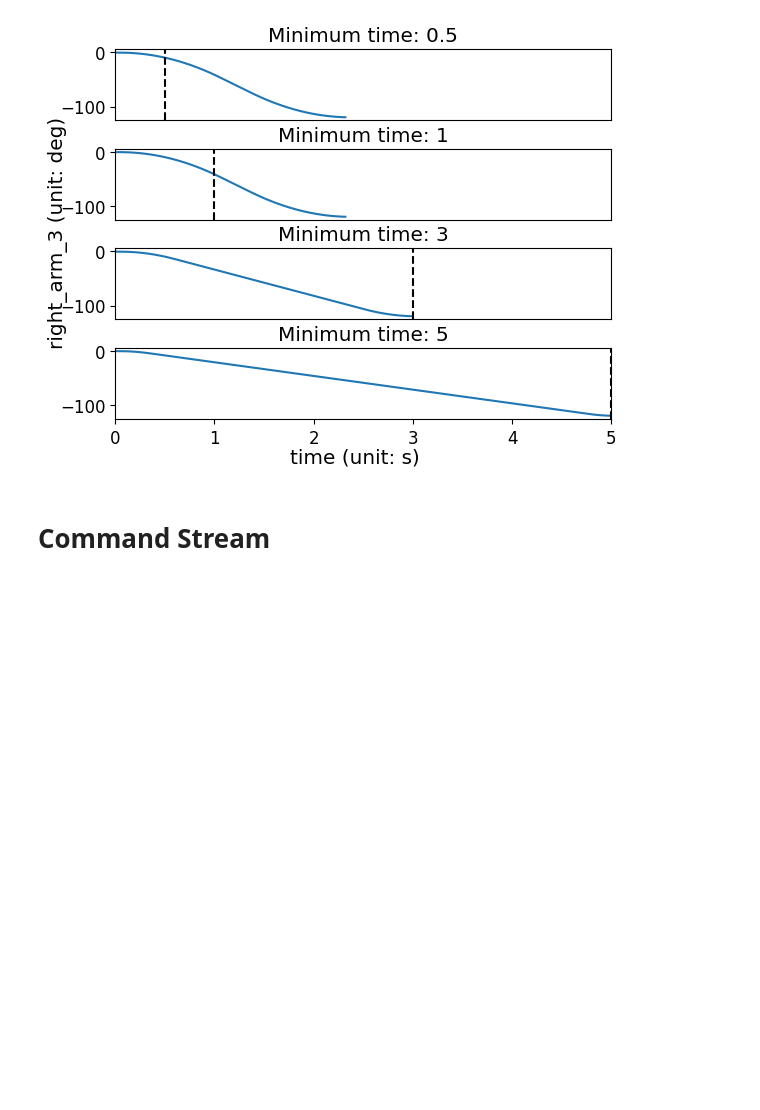
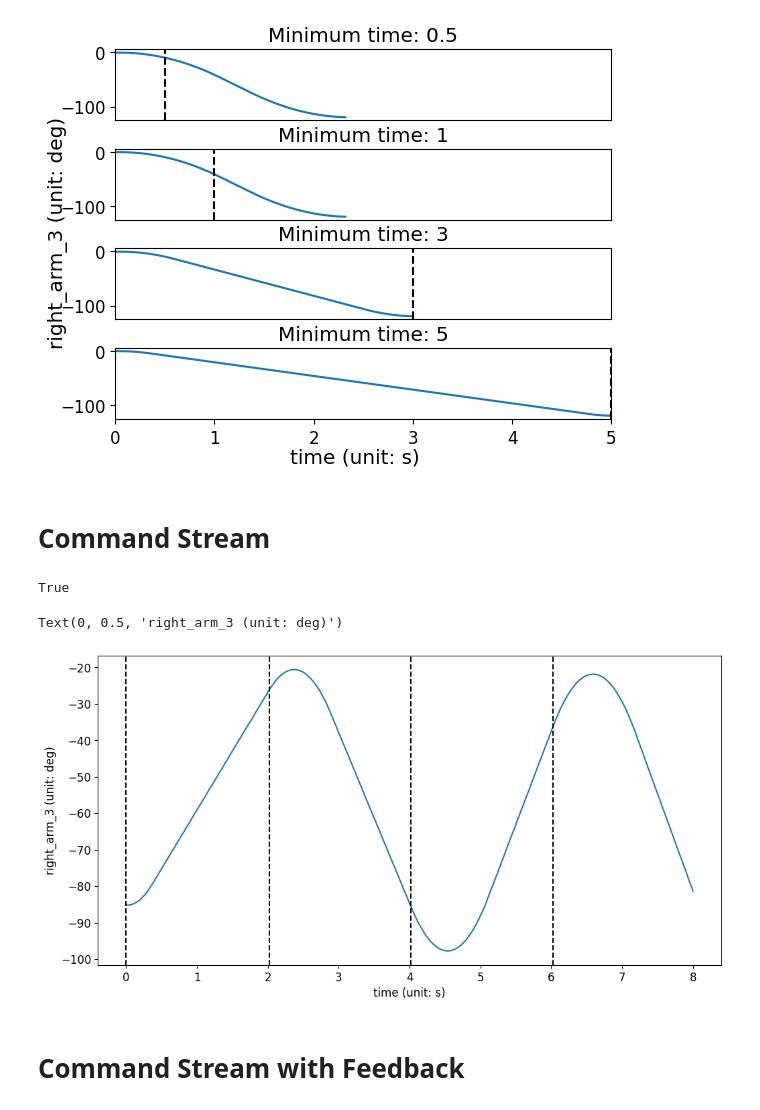
Before and after one commit to laswyun1/RB-Y1-A_code, a Jupyter notebook: code1.ipynb, the cells around one changed output. Drawn from its saved outputs; the diff is of its cells as text; code cells hidden in the pictures; blank space fills up the shorter version.

```diff
--- a/code1.ipynb
+++ b/code1.ipynb
@@ -376,3 +376,41 @@ def ex6_7_move_right_arm_builder(position, velocity_limit=None, acceleration_lim
         )
     )
     return rc_builder
+
+ex4_move_to(np.deg2rad([0.0, 45.0, -90.0, 45.0, 0.0, 0.0]), np.deg2rad([0.0, -5.0, 0.0, -120.0, 0.0, 70.0, 0.0]),
+            np.deg2rad([0.0, 5.0, 0.0, -120.0, 0.0, 70.0, 0.0]))
+# %% [output]
+True
+# %%
+stream = robot.create_command_stream()
+
+recorder = Recoder(robot, 50)
+with recorder:
+    for i in range(4):
+        recorder.add_timestamp()
+        stream.send_command(
+            ex6_7_move_right_arm_builder(
+                [0.] * 7 if i % 2 == 0 else np.deg2rad([0.0, -5.0, 0.0, -120.0, 0.0, 70.0, 0.0]),
+                np.deg2rad([90] * 7),
+                np.deg2rad([90] * 7), minimum_time=3)       # Minimum time = 3sec
+        )
+        time.sleep(2.0)                                     # New command is rewritten every 2sec
+stream.cancel()
+stream.wait()
+
+
+### Plot ###
+plt.figure(figsize=(12, 6), facecolor='white', dpi=100)
+plt.rcParams.update({'font.size': 12})
+
+tp = np.vstack(recorder.target_position)
+plt.plot(np.arange(0, tp.shape[0]) * 0.02, np.rad2deg(tp[:, model.right_arm_idx[3]]))
+for ts in recorder.timestamp:
+    plt.axvline(x=ts * 0.02, color='k', linestyle='--')
+plt.xlabel('time (unit: s)')
+plt.ylabel('right_arm_3 (unit: deg)')
+# %% [output]
+Text(0, 0.5, 'right_arm_3 (unit: deg)')
+[figure, added]
+# %% [markdown]
+# Command Stream with Feedback
```
Also changed, not shown: parts of 1 cell of this notebook.
